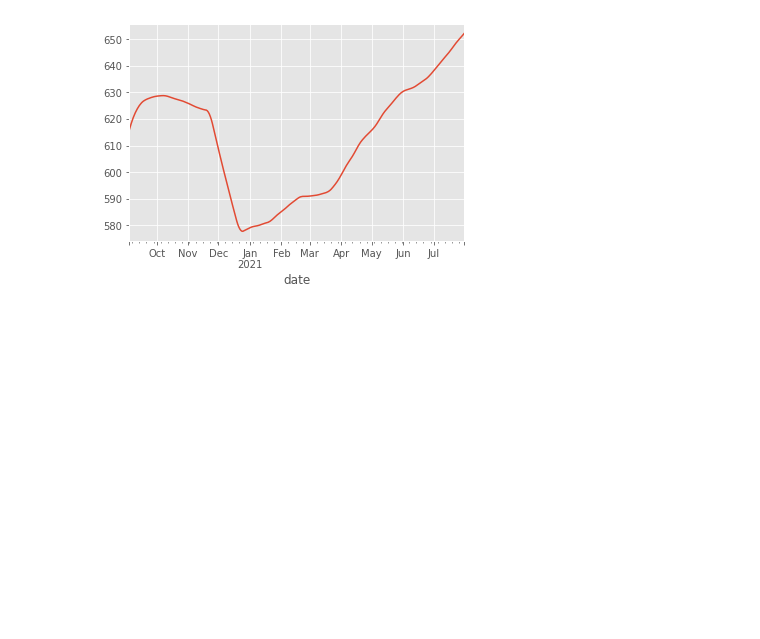
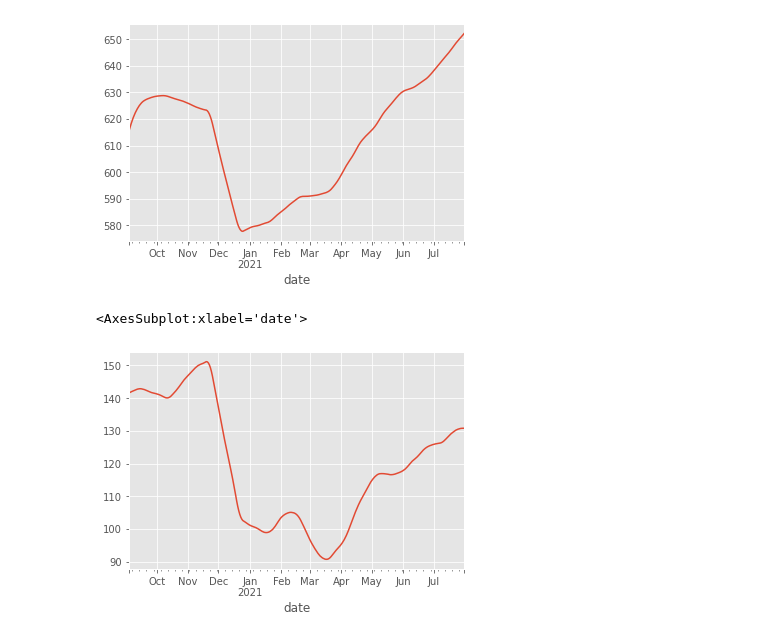
Before and after one commit to FooQoo/time-series-py, a Jupyter notebook: adhoc.ipynb, the cells around one changed output. Drawn from its saved outputs; the diff is of its cells as text; code cells hidden in the pictures; blank space fills up the shorter version.

```diff
--- a/adhoc.ipynb
+++ b/adhoc.ipynb
@@ -128,14 +158,5 @@ def plotMovingAverage(timeSeries: pd.Series) -> pd.Series:
         .rolling(30, center=True).mean().dropna() \
         .plot()
-# %%
-# 傾向変動
-def plotMovingAverage(timeSeries: pd.Series) -> pd.Series:
-    return timeSeries \
-        # 週間の周期を除去する
-        .rolling(7, center=True).mean().dropna() \
-        # 一ヶ月の周期を除去する
-        .rolling(30, center=True).mean().dropna() \
-        .plot()
 # %%
 # 新規フォロワー数
 plotMovingAverage(df.create_follower_count)
@@ -154,3 +175,9 @@ plotMovingAverage(df.mutual_friends_count)
 # %% [output]
 <AxesSubplot:xlabel='date'>
 [figure]
+# %%
+# 非アクティブユーザ数
+plotMovingAverage(df.inactive_count)
+# %% [output]
+<AxesSubplot:xlabel='date'>
+[figure, added]
```
Also changed, not shown: parts of 11 cells of this notebook, 2 other files.
